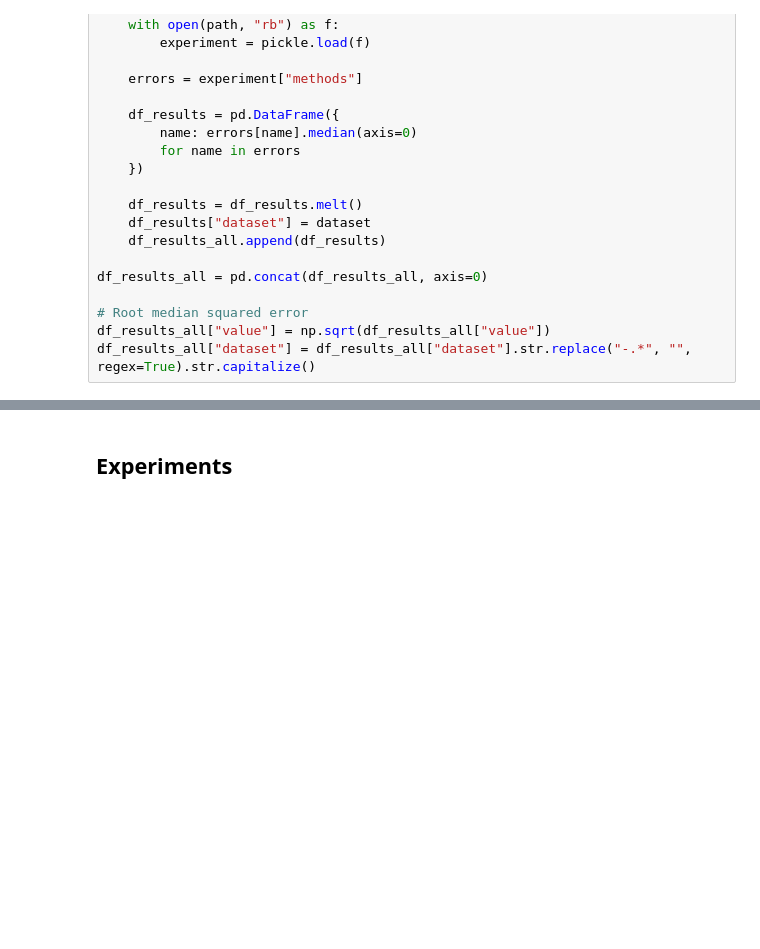
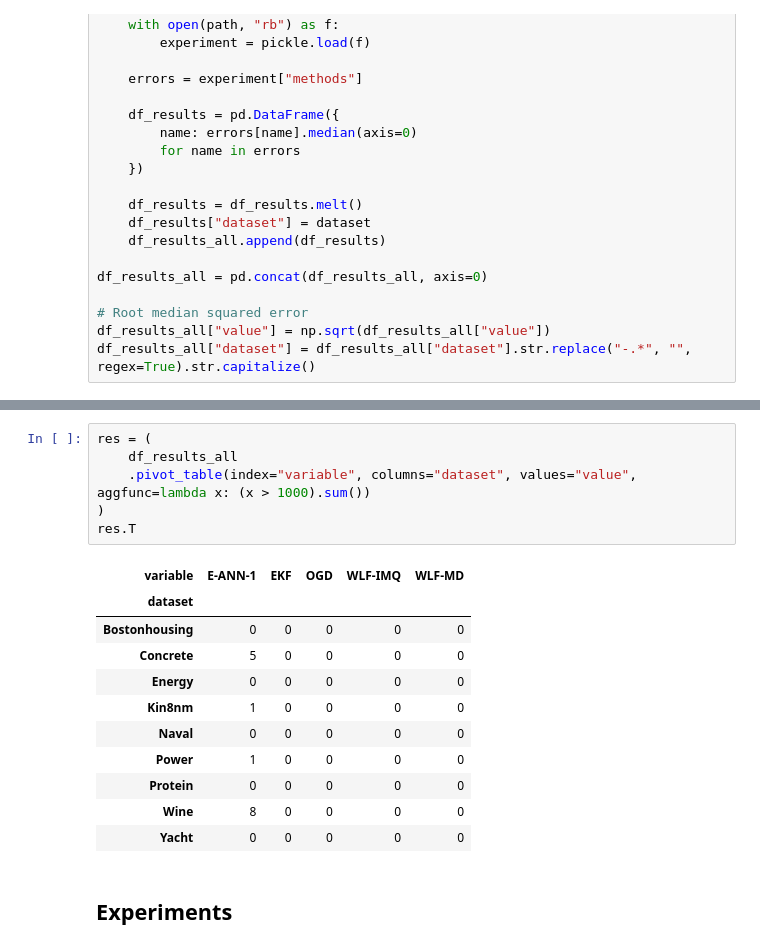
Before and after one commit to gerdm/weighted-likelihood-filter, a Jupyter notebook: experiments/uci-regression-eval.ipynb, the cells around one changed output, grey strips where cells are left out. Drawn from its saved outputs; the diff is of its cells as text; blank space fills up the shorter version.

```diff
--- a/experiments/uci-regression-eval.ipynb
+++ b/experiments/uci-regression-eval.ipynb
@@ -89,5 +95,23 @@ Yacht & $0.401 \pm 2.431$ & $1.616 \pm 0.822$ & $0.367 \pm 0.135$ & $0.119 \pm 0
 \bottomrule
 \end{tabular}
+# %%
+res = (
+    df_results_all
+    .pivot_table(index="variable", columns="dataset", values="value", aggfunc=lambda x: (x > 1000).sum())
+)
+res.T
+# %% [output]
+| variable | E-ANN-1 | EKF | OGD | WLF-IMQ | WLF-MD |
+| dataset |  |  |  |  |  |
+| Bostonhousing | 0 | 0 | 0 | 0 | 0 |
+| Concrete | 5 | 0 | 0 | 0 | 0 |
+| Energy | 0 | 0 | 0 | 0 | 0 |
+| Kin8nm | 1 | 0 | 0 | 0 | 0 |
+| Naval | 0 | 0 | 0 | 0 | 0 |
+| Power | 1 | 0 | 0 | 0 | 0 |
+| Protein | 0 | 0 | 0 | 0 | 0 |
+| Wine | 8 | 0 | 0 | 0 | 0 |
+| Yacht | 0 | 0 | 0 | 0 | 0 |
 # %% [markdown]
 ## Experiments
 # %%
```
Also changed, not shown: parts of 7 cells of this notebook, 1 other file.
